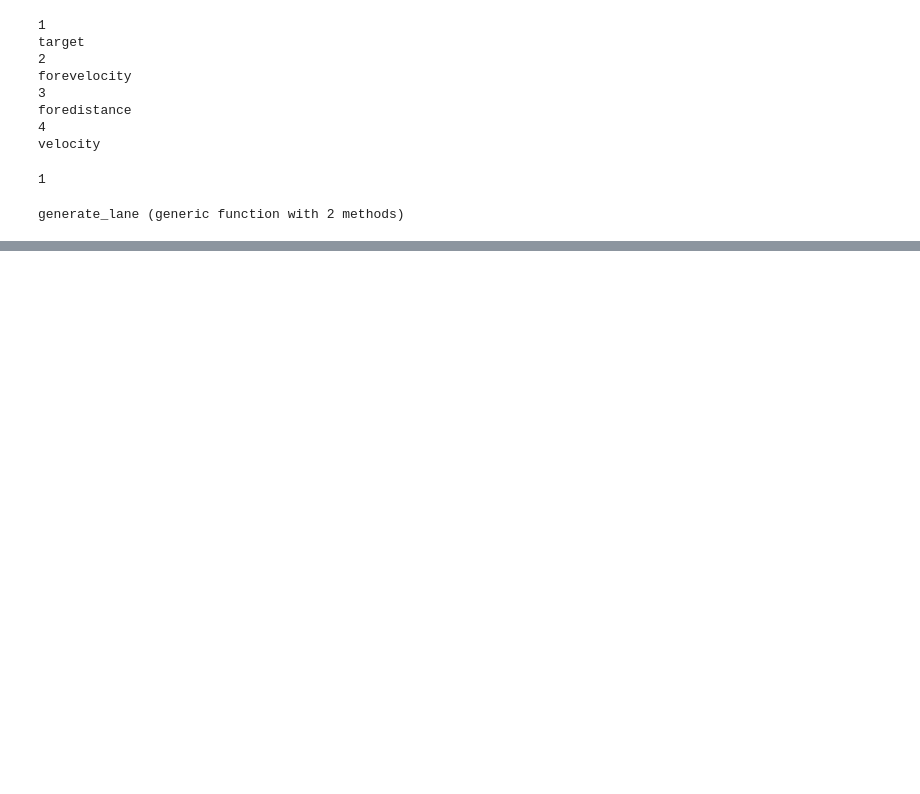
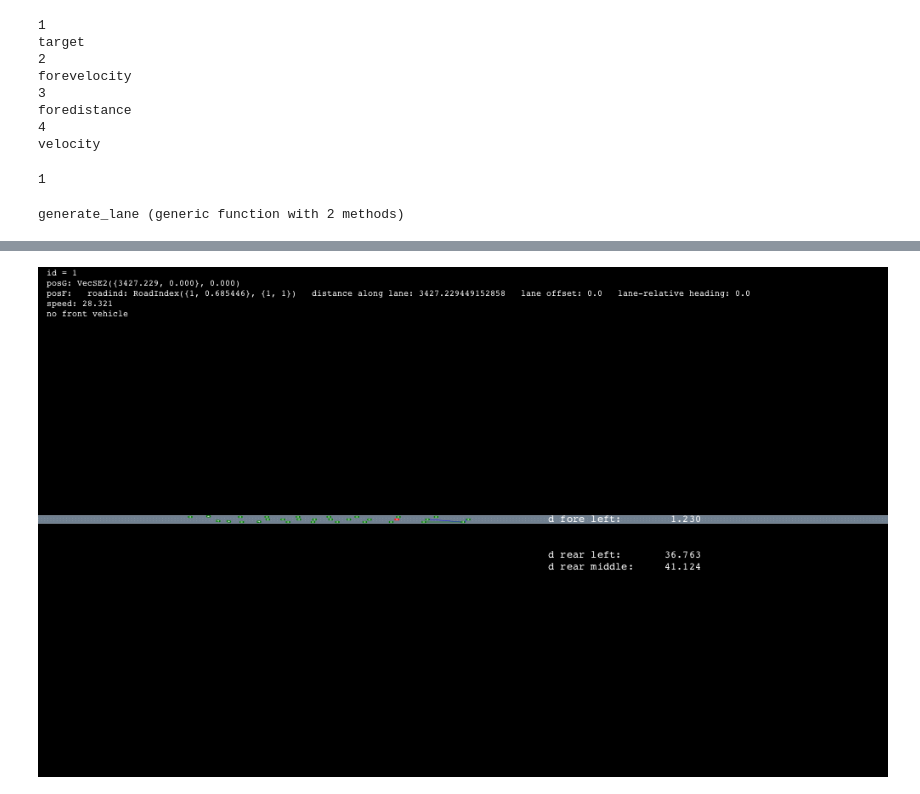
Before and after one commit to sisl/AutoRisk.jl, a Jupyter notebook: scripts/scene_gen/scene_gen.ipynb, the cells around one changed output, grey strips where cells are left out. Drawn from its saved outputs; the diff is of its cells as text; code cells hidden in the pictures; blank space fills up the shorter version.

```diff
--- a/scripts/scene_gen/scene_gen.ipynb
+++ b/scripts/scene_gen/scene_gen.ipynb
@@ -352,0 +398,79 @@ cutpoints
+# %%
+# generate scenes around an ego vehicle where that vehicle is sampled with the target
+# populate and display a scene
+context = IntegratedContinuous(.1, 1)
+num_scenes = 10
+num_veh = 10
+roadway_length = 5000.
+roadway = gen_straight_roadway(3, roadway_length)
+
+# target extraction
+T = 10.
+rec = SceneRecord(100, .1)
+targets = zeros(5, 50)
+num_hard_brakes = 0
+models = Dict{Int, DriverModel}()
+
+# unpack indices
+v_idx, fore_d_idx, fore_v_idx, t_idx = 1, 2, 3, 4
+
+# build the scene
+scene = Scene(num_veh * num_lanes)
+carcolors = Dict{Int,Colorant}()
+for scene_idx in 1:num_scenes
+    empty!(scene)
+    hard_brake_veh_idx = 0
+    for lane_idx in 1:3
+        if lane_idx == 2
+            states = generate_hard_brake_lane()
+        else
+            states = generate_lane(num_veh)
+        end
+
+        remaining_length = roadway_length * 2. / 3.
+        for veh_idx in 1:size(states, 1)
+            veh_id = veh_idx + (lane_idx - 1) * num_veh
+            # if this car was sampled as a hard brake, then color it
+            if states[veh_idx, t_idx] == 2
+                carcolors[veh_id] = colorant"red"
+                hard_brake_veh_idx = veh_id
+            else
+                carcolors[veh_id] = colorant"green"
+            end
+
+            remaining_length -= states[veh_idx, fore_d_idx]
+            if remaining_length > 0
+                road_idx = RoadIndex(proj(VecSE2(0.0, 3. * (lane_idx-1), 0.0), roadway))
+                base_speed = states[veh_idx, v_idx]
+                veh_state = VehicleState(Frenet(road_idx, roadway), roadway, base_speed)
+                veh_state = move_along(veh_state, roadway, remaining_length)
+                veh_def = VehicleDef(veh_id, AgentClass.CAR, 5., 2.)
+                push!(scene, Vehicle(veh_state, veh_def))
+            else
+                break
+            end
+            models[veh_id] = DelayedDriver(Tim2DDriver(context), reaction_time = .2)
+        end
+    end
+
+    empty!(rec)
+    fill!(targets, 0)
+    simulate!(scene, models, roadway, rec, T)
+    veh_id_to_idx = Dict(hard_brake_veh_idx=>hard_brake_veh_idx)
+    extract_targets!(rec, roadway, targets, veh_id_to_idx, false)
+    num_hard_brakes += targets[4, hard_brake_veh_idx]
+end
+
+println(num_hard_brakes / num_scenes)
+
+# or just look at it
+@manipulate for i in rec.nscenes:-1:0,
+            veh_idx in collect(1:length(scene)),
+            zoom in collect(1:10.)
+    veh_id = veh_idx
+    stats = [CarFollowingStatsOverlay(veh_id, 2),
+        NeighborsOverlay(veh_id, textparams = TextParams(x = 600, y_start=300))]
+
+    render(get_scene(rec, -i), roadway, stats, cam = CarFollowCamera(veh_id, zoom), car_colors = carcolors)
+end
+# %% [output]
@@ -352,0 +481 @@ cutpoints
+[figure, added]
```
Also changed, not shown: parts of 8 cells of this notebook, 2 other files.
